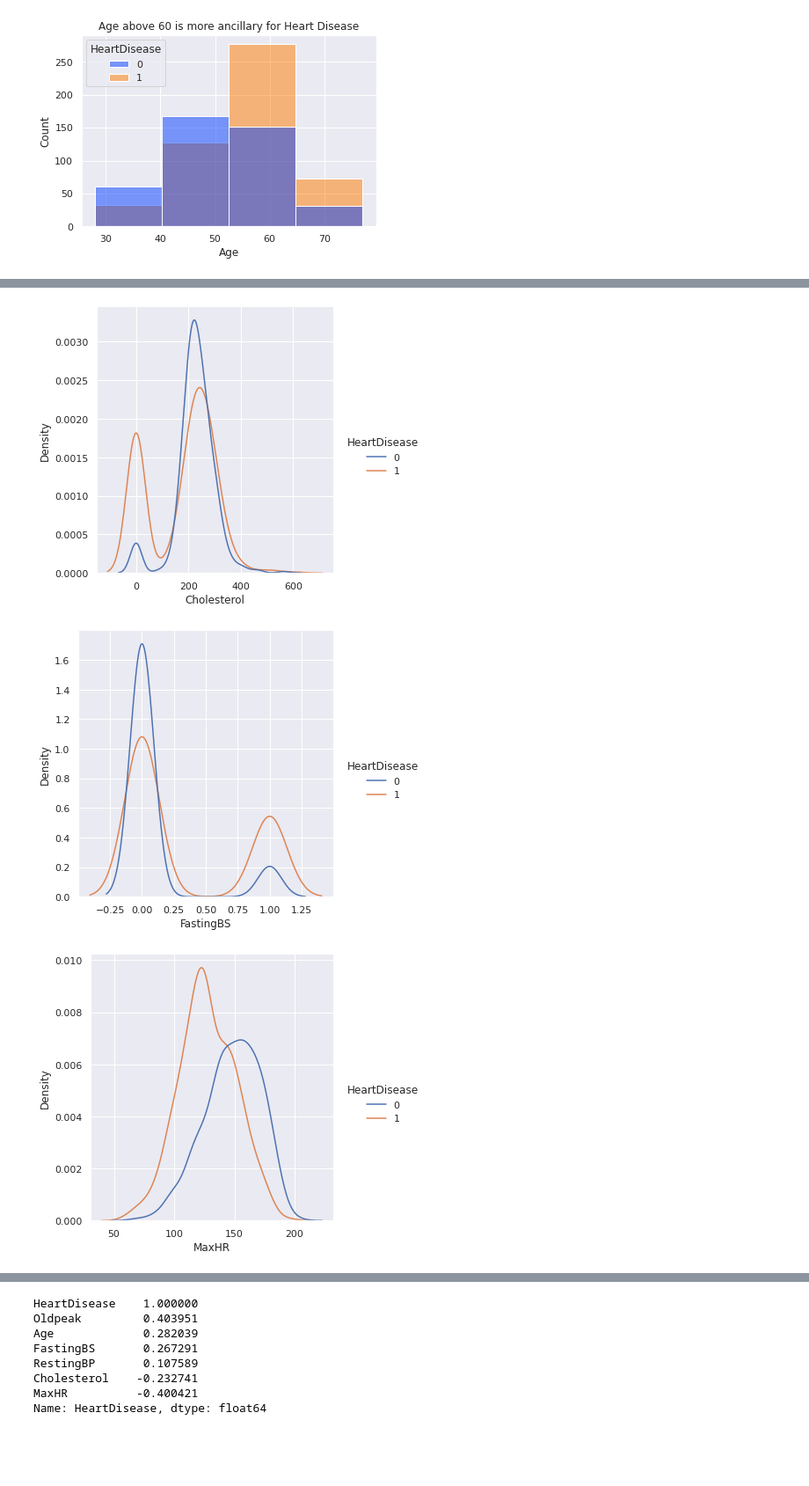
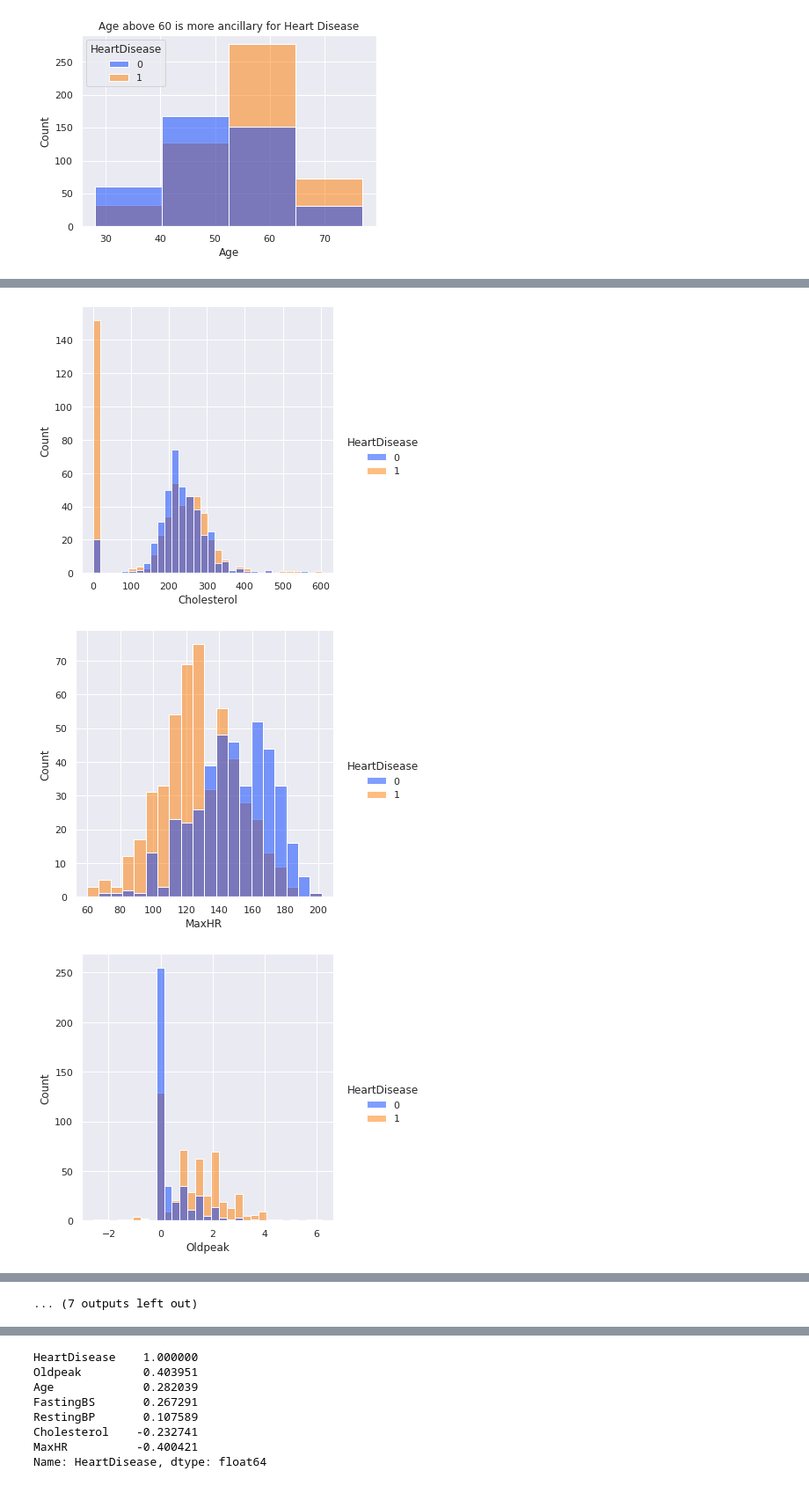
Before and after one commit to mdimran1/portfolio, a Jupyter notebook: Heart Desease/Eda & Predict.ipynb, the cells around one changed output, grey strips where cells are left out. Shown at 88% size. Drawn from its saved outputs; the diff is of its cells as text; code cells hidden in the pictures; blank space fills up the shorter version.

```diff
--- a/Heart Desease/Eda & Predict.ipynb
+++ b/Heart Desease/Eda & Predict.ipynb
@@ -157,4 +234,6 @@ plt.show()
 # %%
+# Ploting all Numeric feature's distribution:
+
 for col in data.select_dtypes(include='number').columns:
-  sns.displot(data=data, x=col, hue='HeartDisease', kind="kde")
+  sns.displot(data=data, x=col, hue='HeartDisease', palette='bright')
 # %% [output]
@@ -163,3 +242,3 @@ for col in data.select_dtypes(include='number').columns:
-[figure, old version]
+[figure, new version]
-[figure, old version]
+[figure, new version]
-[figure, old version]
+[figure, new version]
@@ -167,0 +252 @@ for col in data.select_dtypes(include='number').columns:
+... (7 outputs left out)
```
Also changed, not shown: parts of 39 cells of this notebook.
